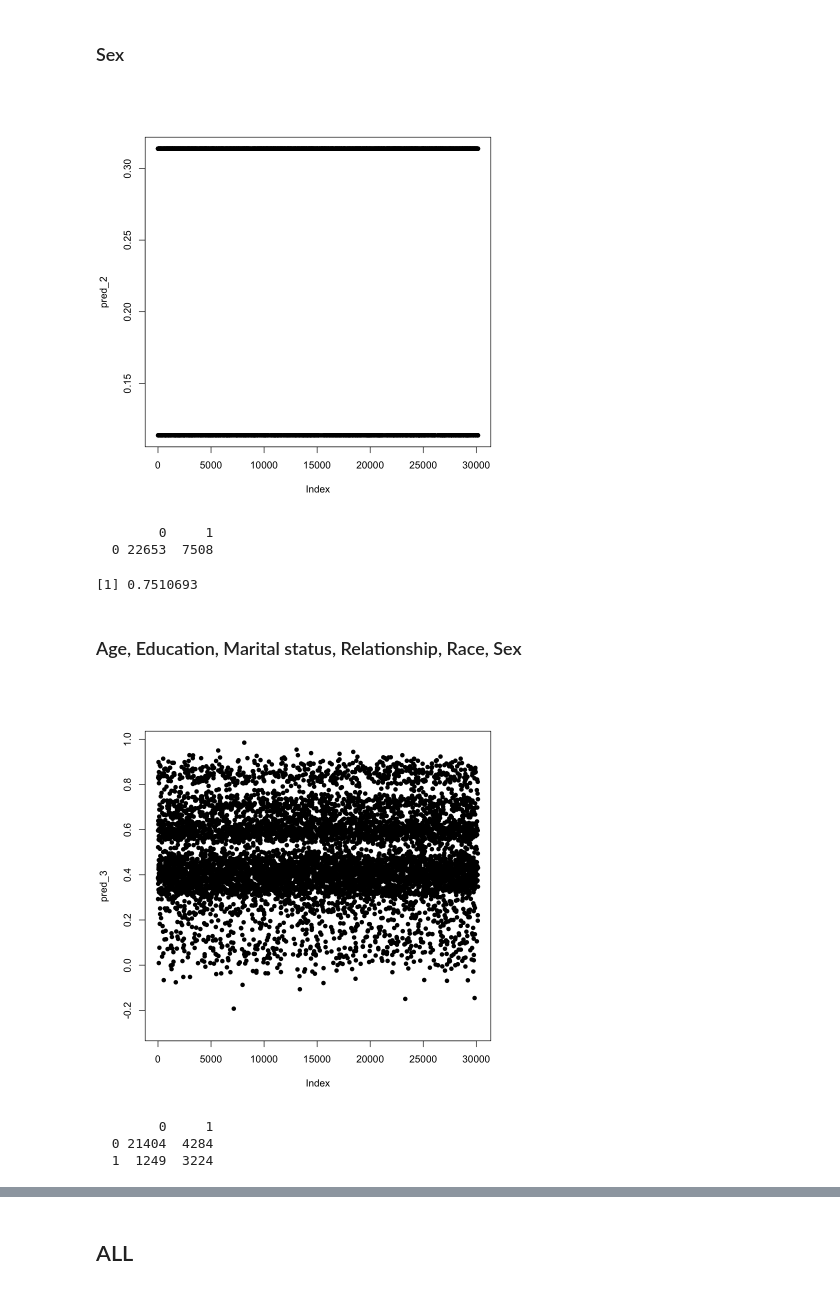
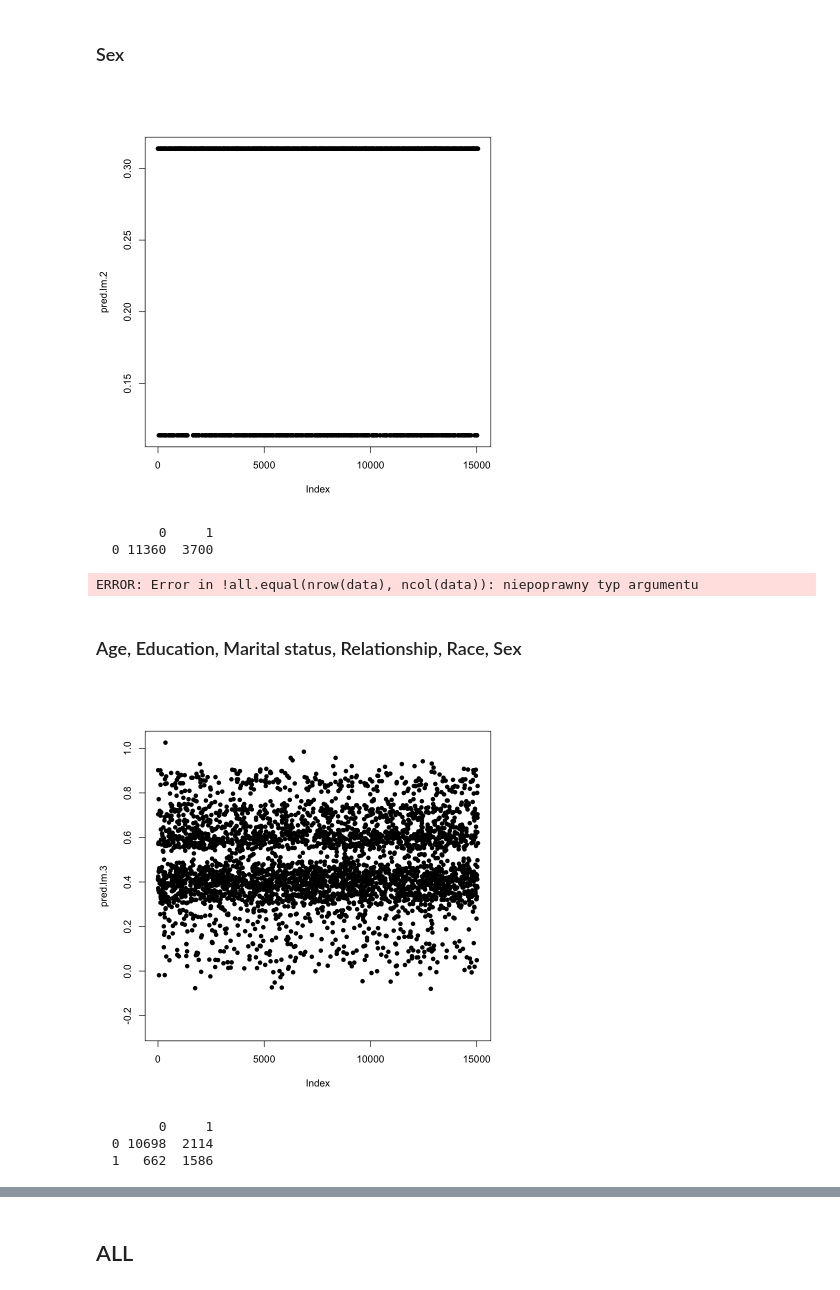
Before and after one commit to fiminka/Data-Mining-project, a Jupyter notebook: Wika.ipynb, the cells around one changed output, grey strips where cells are left out. Saved outputs shown, nothing was run; the diff lists cells and outputs as text; code cells hidden in the pictures.

```diff
--- a/Wika.ipynb
+++ b/Wika.ipynb
@@ -104,36 +159,36 @@ plot(pred_1, col=adult_data$income_binary, pch=16)
 # %% [markdown]
 ### Sex
 # %%
-model.2 <- lm(income_binary ~ sex, data=adult_data)
+model.lm.2 <- lm(income_binary ~ sex, data=adult_data)
 # %%
-pred_2 <- predict(model.2, adult_data)
+pred.lm.2 <- predict(model.lm.2, adult_test)
 # %%
-plot(pred_2, col=adult_data$income_binary, pch=16)
+plot(pred.lm.2, col=adult_test$income_binary, pch=16)
 # %% [output]
-[figure, old version]
+[figure, new version]
 # %%
-(confusion.matrix2 <- table(round(pred_2), adult_data$income_binary))
+(confusion.matrix.lm.2 <- table(round(pred.lm.2), adult_test$income_binary))
 # %% [output]
         0     1
-  0 22653  7508
+  0 11360  3700
 # %%
-(accuracy2 <- sum(diag(confusion.matrix2))/sum(confusion.matrix2))
+(stats.lm.2 <- caret::confusionMatrix(confusion.matrix.lm.2))
 # %% [output]
-[1] 0.7510693
+ERROR: Error in !all.equal(nrow(data), ncol(data)): niepoprawny typ argumentu
 # %% [markdown]
 ### Age, Education, Marital status, Relationship, Race, Sex
 # %%
-model.3 <- lm(income_binary ~ age + education + marital.status + relationship + race + sex, data=adult_data)
+model.lm.3 <- lm(income_binary ~ age + education + marital.status + relationship + race + sex, data=adult_data)
 # %%
-pred_3 <- predict(model.3, adult_data)
+pred.lm.3 <- predict(model.lm.3, adult_test)
 # %%
-plot(pred_3, col=adult_data$income_binary, pch=16)
+plot(pred.lm.3, col=adult_test$income_binary, pch=16)
 # %% [output]
-[figure, old version]
+[figure, new version]
 # %%
-(confusion.matrix3 <- table(round(pred_3), adult_data$income_binary))
+(confusion.matrix.lm.3 <- table(round(pred.lm.3), adult_test$income_binary))
 # %% [output]
         0     1
-  0 21404  4284
-  1  1249  3224
+  0 10698  2114
+  1   662  1586
 # %%
```
Also changed, not shown: parts of 77 cells of this notebook, 2 other files.
